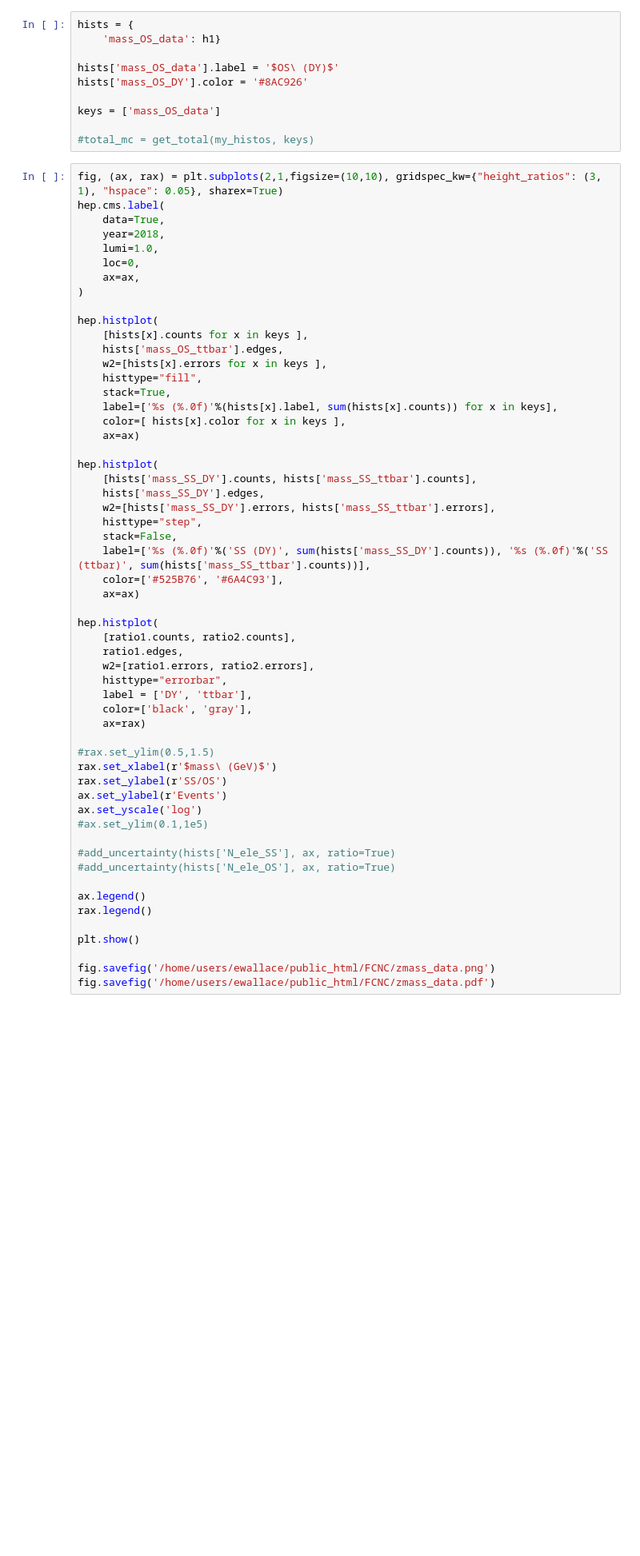
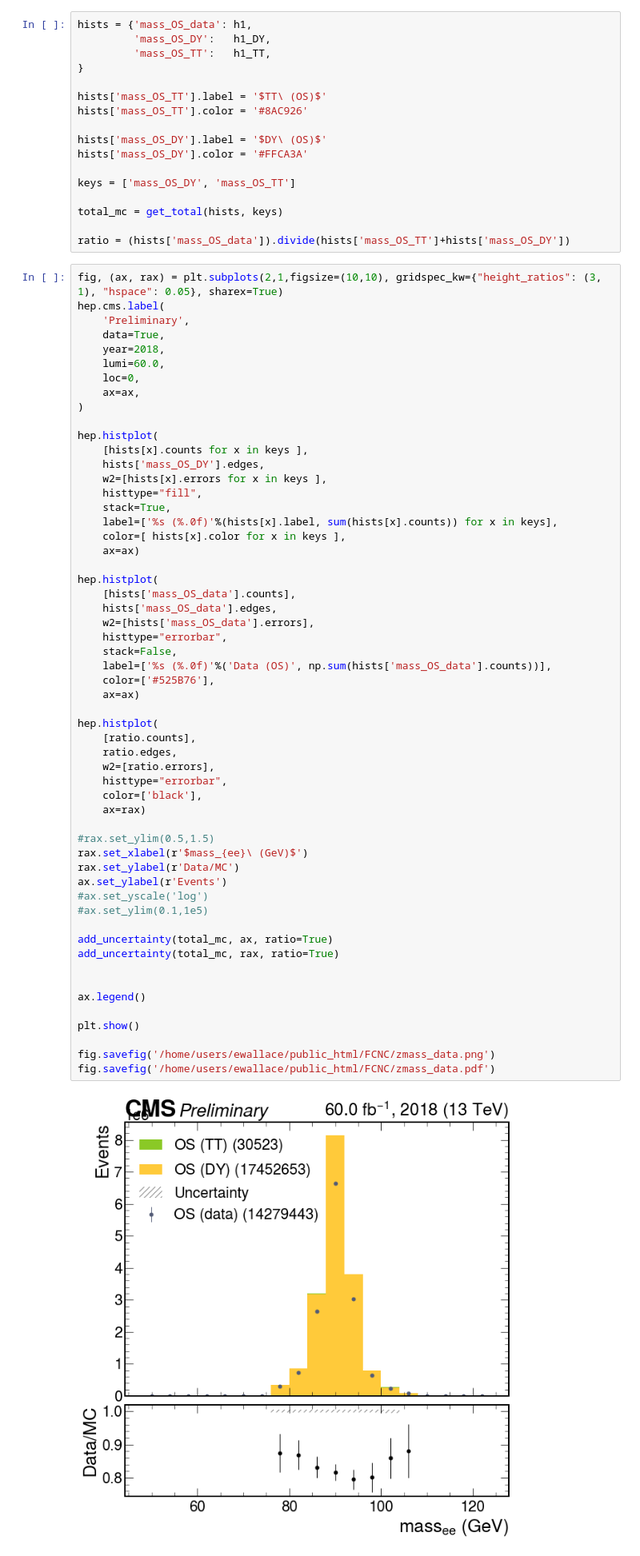
Before and after one commit to JacksonWallace/FCNC, a Jupyter notebook: notebooks/Dielectron Mass.ipynb, the cells around one changed output. Shown at 80% size. Cells and saved outputs as stored; diff of their text form; blank space fills up the shorter version.

Commit message:
running with data, fixed plots

```diff
--- a/notebooks/Dielectron Mass.ipynb
+++ b/notebooks/Dielectron Mass.ipynb
@@ -291,66 +229,75 @@ h1 = Hist1D.from_bincounts(
 # %%
-hists = {
-    'mass_OS_data': h1}
+hists = {'mass_OS_data': h1,
+         'mass_OS_DY':   h1_DY,
+         'mass_OS_TT':   h1_TT,
+}
 
-hists['mass_OS_data'].label = '$OS\ (DY)$'
-hists['mass_OS_DY'].color = '#8AC926'
+hists['mass_OS_TT'].label = '$TT\ (OS)$'
+hists['mass_OS_TT'].color = '#8AC926'
 
-keys = ['mass_OS_data']
+hists['mass_OS_DY'].label = '$DY\ (OS)$'
+hists['mass_OS_DY'].color = '#FFCA3A'
 
-#total_mc = get_total(my_histos, keys)
+keys = ['mass_OS_DY', 'mass_OS_TT']
+
+total_mc = get_total(hists, keys)
+
+ratio = (hists['mass_OS_data']).divide(hists['mass_OS_TT']+hists['mass_OS_DY'])
 # %%
 fig, (ax, rax) = plt.subplots(2,1,figsize=(10,10), gridspec_kw={"height_ratios": (3, 1), "hspace": 0.05}, sharex=True)
 hep.cms.label(
+    'Preliminary',
     data=True,
     year=2018,
-    lumi=1.0,
+    lumi=60.0,
     loc=0,
     ax=ax,
 )
 
 hep.histplot(
     [hists[x].counts for x in keys ],
-    hists['mass_OS_ttbar'].edges,
+    hists['mass_OS_DY'].edges,
     w2=[hists[x].errors for x in keys ],
     histtype="fill",
     stack=True,
     label=['%s (%.0f)'%(hists[x].label, sum(hists[x].counts)) for x in keys],
     color=[ hists[x].color for x in keys ],
     ax=ax)
 
 hep.histplot(
-    [hists['mass_SS_DY'].counts, hists['mass_SS_ttbar'].counts],
-    hists['mass_SS_DY'].edges,
-    w2=[hists['mass_SS_DY'].errors, hists['mass_SS_ttbar'].errors],
-    histtype="step",
+    [hists['mass_OS_data'].counts],
+    hists['mass_OS_data'].edges,
+    w2=[hists['mass_OS_data'].errors],
+    histtype="errorbar",
     stack=False,
-    label=['%s (%.0f)'%('SS (DY)', sum(hists['mass_SS_DY'].counts)), '%s (%.0f)'%('SS (ttbar)', sum(hists['mass_SS_ttbar'].counts))],
-    color=['#525B76', '#6A4C93'],
+    label=['%s (%.0f)'%('Data (OS)', np.sum(hists['mass_OS_data'].counts))],
+    color=['#525B76'],
     ax=ax)
 
 hep.histplot(
-    [ratio1.counts, ratio2.counts],
-    ratio1.edges,
-    w2=[ratio1.errors, ratio2.errors],
+    [ratio.counts],
+    ratio.edges,
+    w2=[ratio.errors],
     histtype="errorbar",
-    label = ['DY', 'ttbar'],
-    color=['black', 'gray'],
+    color=['black'],
     ax=rax)
 
 #rax.set_ylim(0.5,1.5)
-rax.set_xlabel(r'$mass\ (GeV)$')
-rax.set_ylabel(r'SS/OS')
+rax.set_xlabel(r'$mass_{ee}\ (GeV)$')
+rax.set_ylabel(r'Data/MC')
 ax.set_ylabel(r'Events')
-ax.set_yscale('log')
+#ax.set_yscale('log')
 #ax.set_ylim(0.1,1e5)
 
-#add_uncertainty(hists['N_ele_SS'], ax, ratio=True)
-#add_uncertainty(hists['N_ele_OS'], ax, ratio=True)
+add_uncertainty(total_mc, ax, ratio=True)
+add_uncertainty(total_mc, rax, ratio=True)
+
 
 ax.legend()
-rax.legend()
 
 plt.show()
 
 fig.savefig('/home/users/ewallace/public_html/FCNC/zmass_data.png')
 fig.savefig('/home/users/ewallace/public_html/FCNC/zmass_data.pdf')
+# %% [output]
+[figure, added]
```
Also changed, not shown: parts of 31 cells of this notebook, 6 other files.
